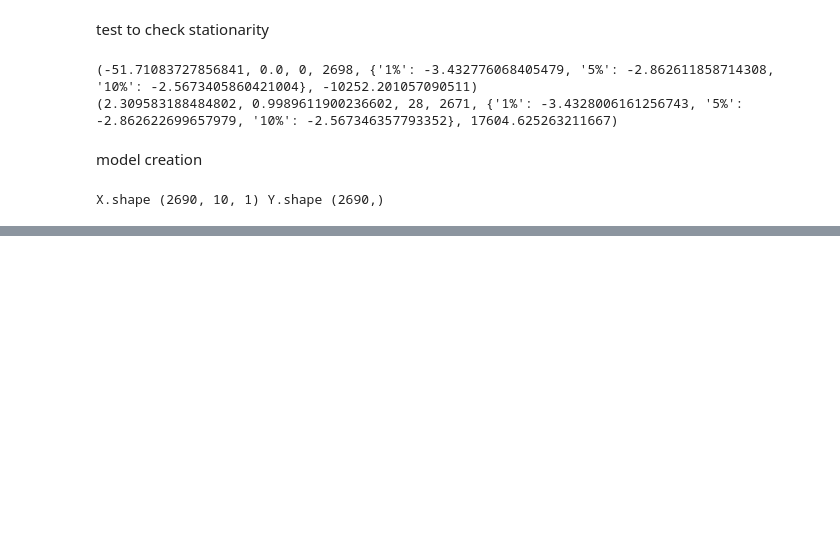
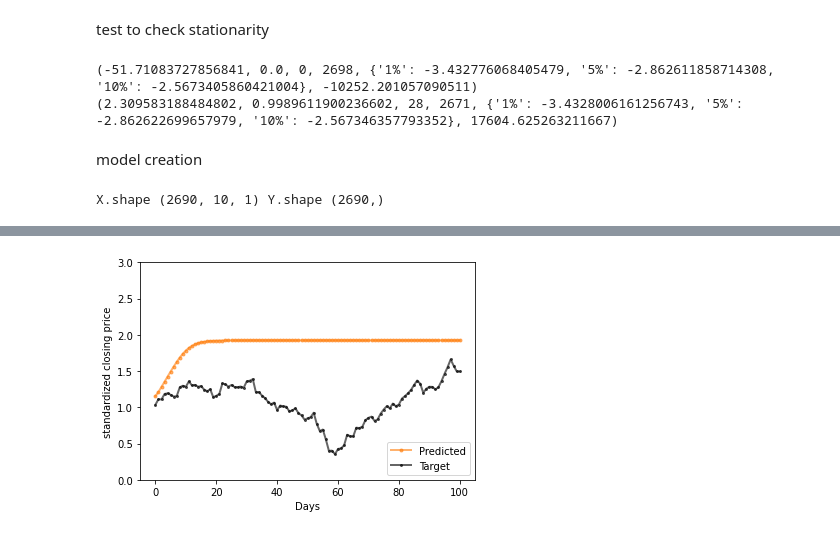
Before and after one commit to iRahulPandey/DataScience, a Jupyter notebook: Stock_Prediction_Pitfall_Article/Stock_Prediction_Pitfalls.ipynb, the cells around one changed output, grey strips where cells are left out. Saved outputs shown, nothing was run; the diff lists cells and outputs as text; code cells hidden in the pictures; blank space fills up the shorter version.

```diff
--- a/Stock_Prediction_Pitfall_Article/Stock_Prediction_Pitfalls.ipynb
+++ b/Stock_Prediction_Pitfall_Article/Stock_Prediction_Pitfalls.ipynb
@@ -216,16 +246,18 @@ ax.legend(loc="lower right");
 # %%
 # Multi-step forecast using true targets
 fig, ax = plt.subplots()
 
 color = 'tab:orange'
-ax = data_multi_step.loc[0:100, 'Predicted'].plot(marker='.', alpha=0.6, linestyle='-', color=color , linewidth=2, label='Predicted')
+ax = df_multi_step.loc[0:100, 'Predicted'].plot(marker='.', alpha=0.6, linestyle='-', color=color , linewidth=2, label='Predicted')
 color = 'black'
-ax = data_multi_step.loc[0:100, 'Target'].plot(marker='o', alpha=0.6, linestyle='-', color=color , linewidth=2, markersize=2)
+ax = df_multi_step.loc[0:100, 'Target'].plot(marker='o', alpha=0.6, linestyle='-', color=color , linewidth=2, markersize=2)
 ax.tick_params(axis='y')
-ax.set_ylim(1,3)
+ax.set_ylim(0,3)
 ax.set_xlabel('Days')
 ax.set_ylabel('standardized closing price', color='black')
 ax.legend(loc="lower right");
+# %% [output]
+[figure, added]
 # %%
 # before and after covid
 fig, ax2 = plt.subplots()
```
Also changed, not shown: parts of 6 cells of this notebook, 1 other file.
